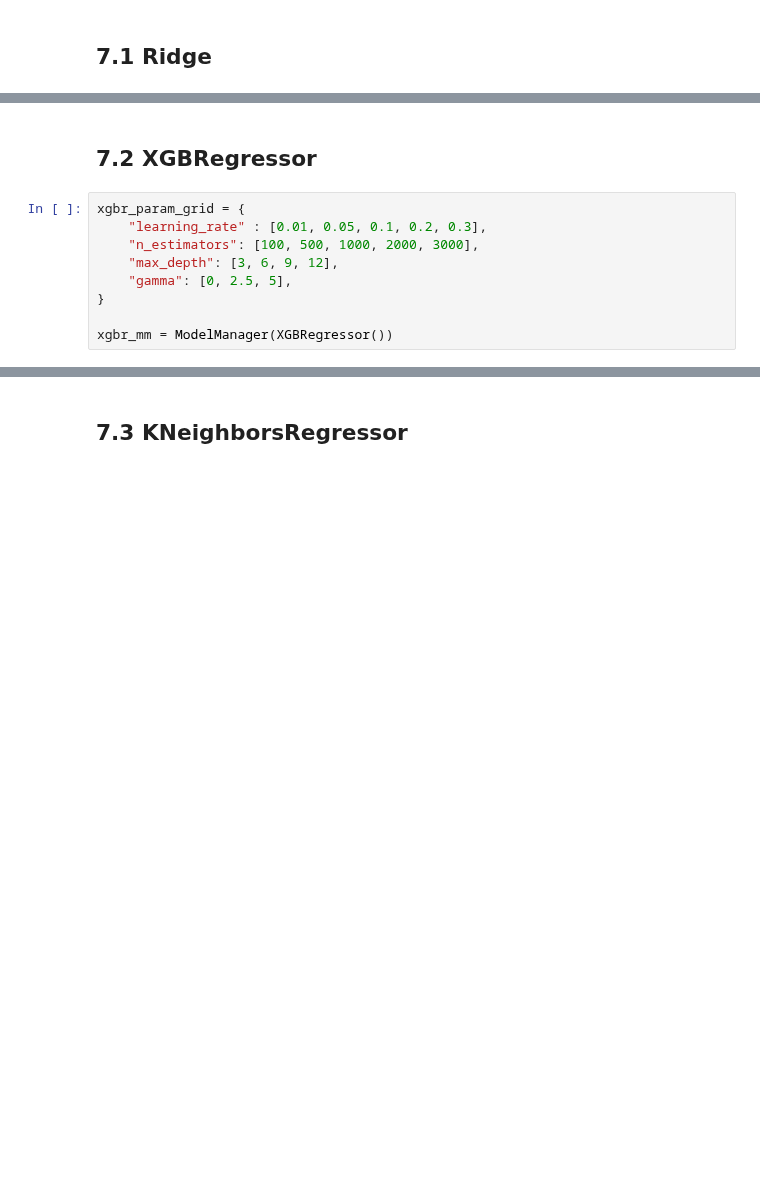
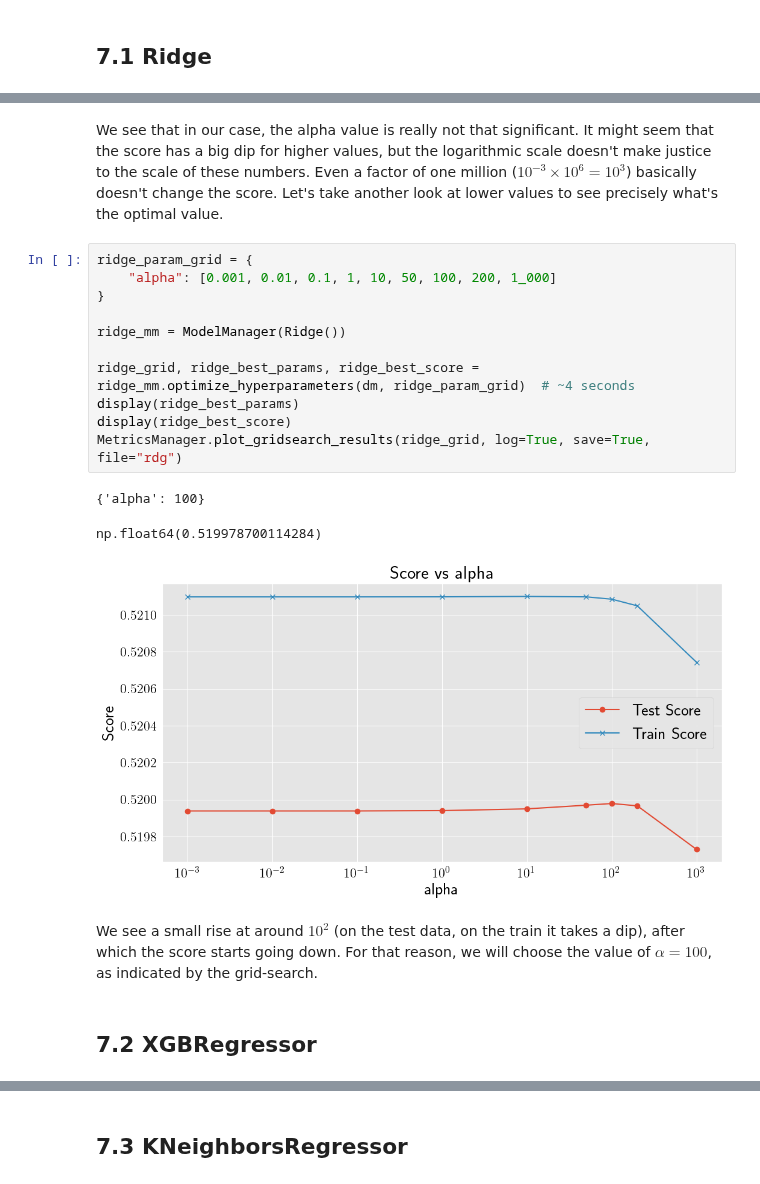
Before and after one commit to NatanSisoev/Chess-ML-Evaluator, a Jupyter notebook: notebooks/7_hyperparameters.ipynb, the cells around one changed output, grey strips where cells are left out. Drawn from its saved outputs; the diff is of its cells as text; blank space fills up the shorter version.

```diff
--- a/notebooks/7_hyperparameters.ipynb
+++ b/notebooks/7_hyperparameters.ipynb
@@ -27,11 +33,21 @@ MetricsManager.plot_gridsearch_results(ridge_grid, log=True, save=True, file="rd
+# %% [markdown]
+We see that in our case, the alpha value is really not that significant. It might seem that the score has a big dip for higher values, but the logarithmic scale doesn't make justice to the scale of these numbers. Even a factor of one million ($10^{-3}\times10^6=10^3$) basically doesn't change the score. Let's take another look at lower values to see precisely what's the optimal value.
+# %%
+ridge_param_grid = {
+    "alpha": [0.001, 0.01, 0.1, 1, 10, 50, 100, 200, 1_000]
+}
+
+ridge_mm = ModelManager(Ridge())
+
+ridge_grid, ridge_best_params, ridge_best_score = ridge_mm.optimize_hyperparameters(dm, ridge_param_grid)  # ~4 seconds
+display(ridge_best_params)
+display(ridge_best_score)
+MetricsManager.plot_gridsearch_results(ridge_grid, log=True, save=True, file="rdg")
+# %% [output]
+{'alpha': 100}
+np.float64(0.519978700114284)
+[figure, added]
+# %% [markdown]
+We see a small rise at around $10^2$ (on the test data, on the train it takes a dip), after which the score starts going down. For that reason, we will choose the value of $\alpha=100$, as indicated by the grid-search.
 # %% [markdown]
 ## 7.2 XGBRegressor
-# %%
-xgbr_param_grid = {
-    "learning_rate" : [0.01, 0.05, 0.1, 0.2, 0.3],
-    "n_estimators": [100, 500, 1000, 2000, 3000],
-    "max_depth": [3, 6, 9, 12],
-    "gamma": [0, 2.5, 5],
-}
-
-xgbr_mm = ModelManager(XGBRegressor())
```
Also changed, not shown: parts of 15 cells of this notebook, 4 other files.
